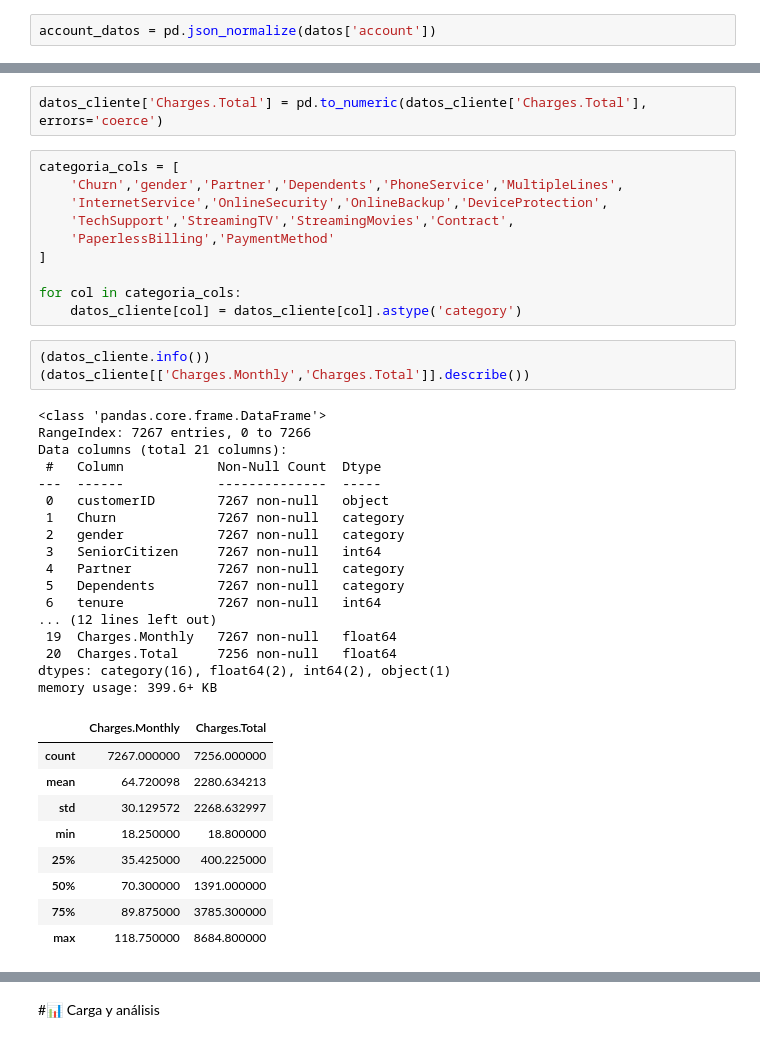
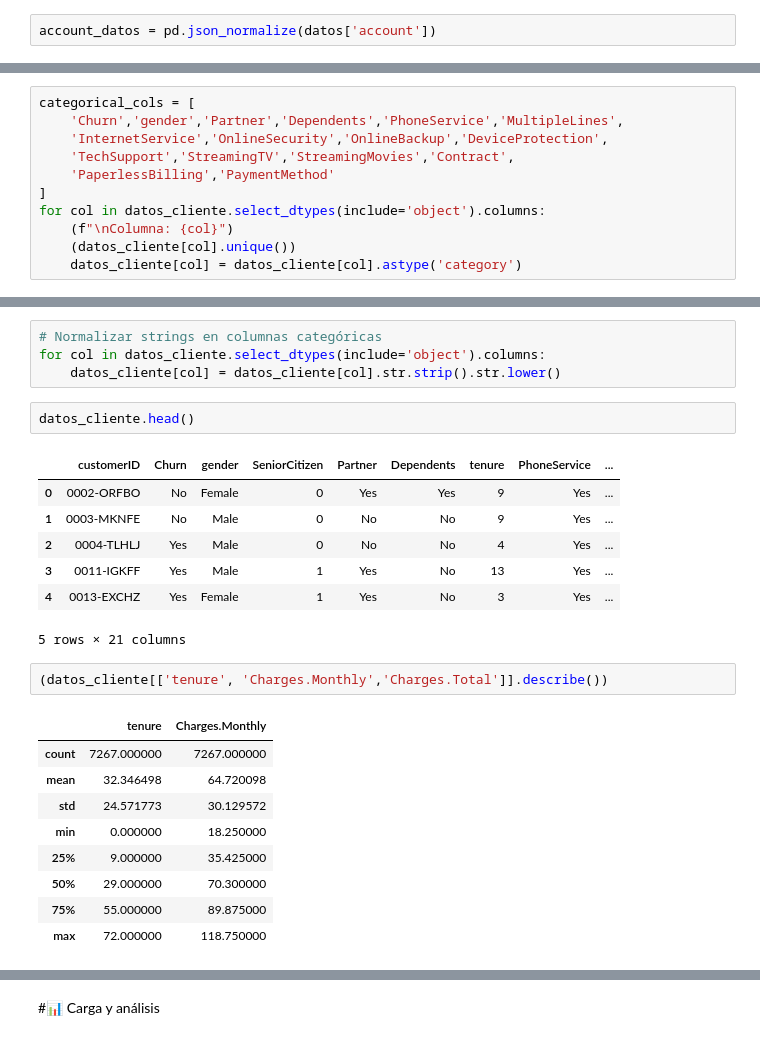
Before and after one commit to Pameta1/Telecom_X, a Jupyter notebook: TelecomX.ipynb, the cells around one changed output, grey strips where cells are left out. Cells and saved outputs as stored; diff of their text form.

```diff
--- a/TelecomX.ipynb
+++ b/TelecomX.ipynb
@@ -61 +82,12 @@ datos_cliente  = pd.concat(
+# %%
+categorical_cols = [
+    'Churn','gender','Partner','Dependents','PhoneService','MultipleLines',
+    'InternetService','OnlineSecurity','OnlineBackup','DeviceProtection',
+    'TechSupport','StreamingTV','StreamingMovies','Contract',
+    'PaperlessBilling','PaymentMethod'
+]
+for col in datos_cliente.select_dtypes(include='object').columns:
+    (f"\nColumna: {col}")
+    (datos_cliente[col].unique())
+    datos_cliente[col] = datos_cliente[col].astype('category')
 # %%
@@ -89,42 +103,26 @@ memory usage: 1.2+ MB
-# %%
-datos_cliente['Charges.Total'] = pd.to_numeric(datos_cliente['Charges.Total'], errors='coerce')
-# %%
-categoria_cols = [
-    'Churn','gender','Partner','Dependents','PhoneService','MultipleLines',
-    'InternetService','OnlineSecurity','OnlineBackup','DeviceProtection',
-    'TechSupport','StreamingTV','StreamingMovies','Contract',
-    'PaperlessBilling','PaymentMethod'
-]
-
-for col in categoria_cols:
-    datos_cliente[col] = datos_cliente[col].astype('category')
+# %%
+# Normalizar strings en columnas categóricas
+for col in datos_cliente.select_dtypes(include='object').columns:
+    datos_cliente[col] = datos_cliente[col].str.strip().str.lower()
+# %%
+datos_cliente.head()
+# %% [output]
+|  | customerID | Churn | gender | SeniorCitizen | Partner | Dependents | tenure | PhoneService | ... |
+| 0 | 0002-ORFBO | No | Female | 0 | Yes | Yes | 9 | Yes | ... |
+| 1 | 0003-MKNFE | No | Male | 0 | No | No | 9 | Yes | ... |
+| 2 | 0004-TLHLJ | Yes | Male | 0 | No | No | 4 | Yes | ... |
+| 3 | 0011-IGKFF | Yes | Male | 1 | Yes | No | 13 | Yes | ... |
+| 4 | 0013-EXCHZ | Yes | Female | 1 | Yes | No | 3 | Yes | ... |
+5 rows × 21 columns
 # %%
-(datos_cliente.info())
-(datos_cliente[['Charges.Monthly','Charges.Total']].describe())
+(datos_cliente[['tenure', 'Charges.Monthly','Charges.Total']].describe())
 # %% [output]
-<class 'pandas.core.frame.DataFrame'>
-RangeIndex: 7267 entries, 0 to 7266
-Data columns (total 21 columns):
- #   Column            Non-Null Count  Dtype
----  ------            --------------  -----
- 0   customerID        7267 non-null   object
- 1   Churn             7267 non-null   category
- 2   gender            7267 non-null   category
- 3   SeniorCitizen     7267 non-null   int64
- 4   Partner           7267 non-null   category
- 5   Dependents        7267 non-null   category
- 6   tenure            7267 non-null   int64
-... (12 lines left out)
- 19  Charges.Monthly   7267 non-null   float64
- 20  Charges.Total     7256 non-null   float64
-dtypes: category(16), float64(2), int64(2), object(1)
-memory usage: 399.6+ KB
-|  | Charges.Monthly | Charges.Total |
-| count | 7267.000000 | 7256.000000 |
-| mean | 64.720098 | 2280.634213 |
-| std | 30.129572 | 2268.632997 |
-| min | 18.250000 | 18.800000 |
-| 25% | 35.425000 | 400.225000 |
-| 50% | 70.300000 | 1391.000000 |
-| 75% | 89.875000 | 3785.300000 |
-| max | 118.750000 | 8684.800000 |
+|  | tenure | Charges.Monthly |
+| count | 7267.000000 | 7267.000000 |
+| mean | 32.346498 | 64.720098 |
+| std | 24.571773 | 30.129572 |
+| min | 0.000000 | 18.250000 |
+| 25% | 9.000000 | 35.425000 |
+| 50% | 29.000000 | 70.300000 |
+| 75% | 55.000000 | 89.875000 |
+| max | 72.000000 | 118.750000 |
```
Also changed, not shown: parts of 51 cells of this notebook.
